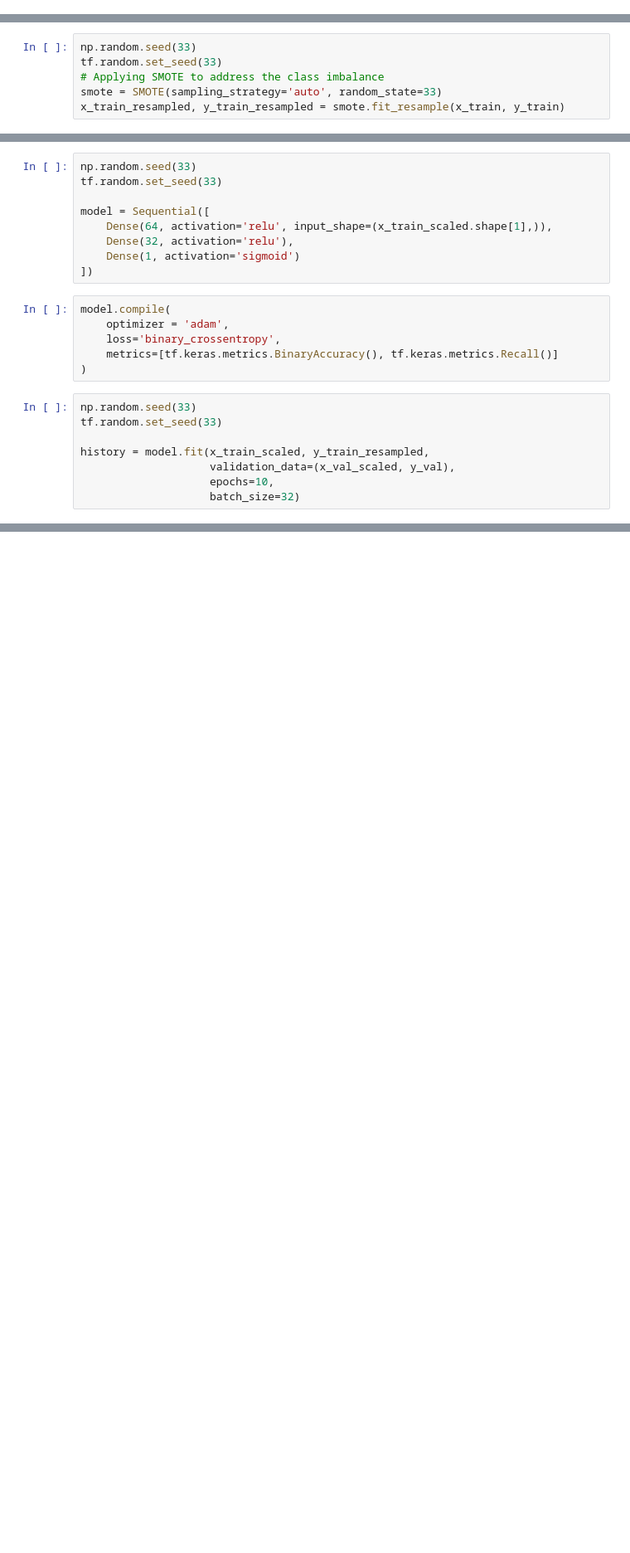
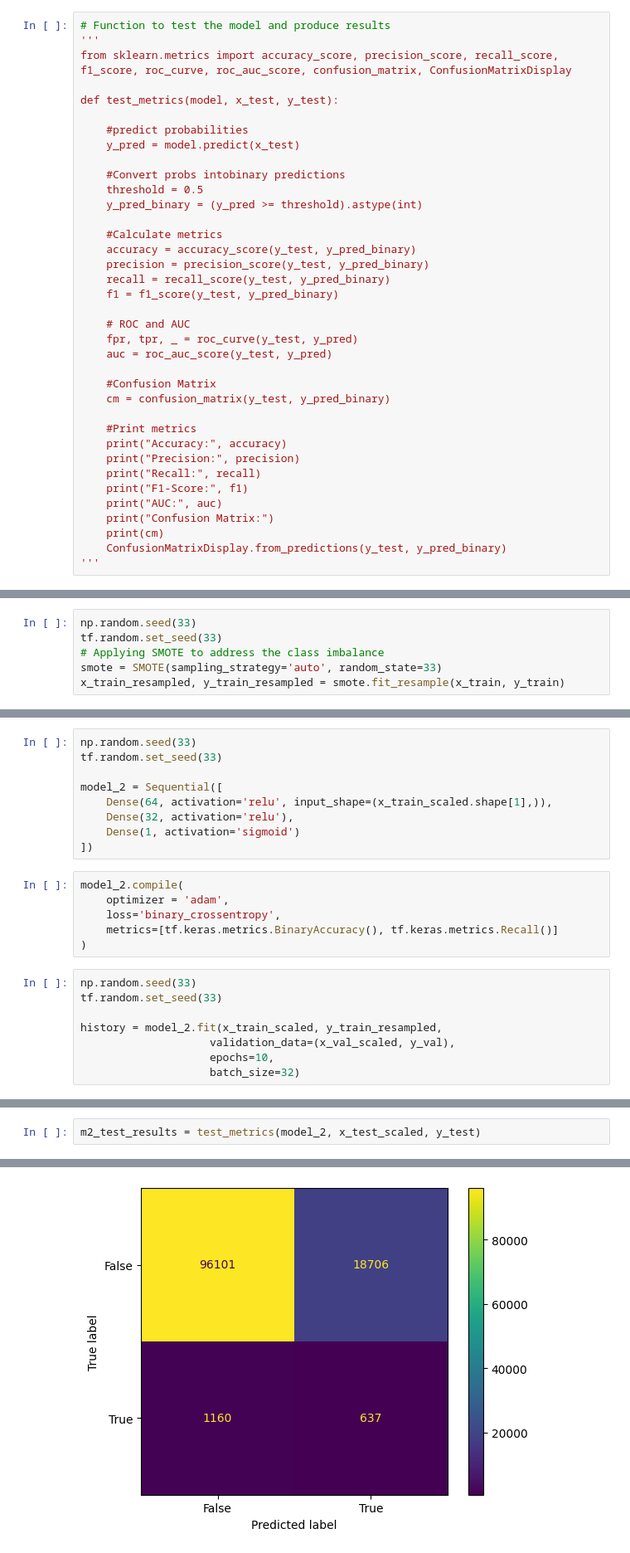
Before and after one commit to BrianBlancato/6050-Credit-Card-Fraud, a Jupyter notebook: Model_V2.ipynb, the cells around one changed output, grey strips where cells are left out. Shown: that part at 83% size. Cells and saved outputs as stored; diff of their text form; blank space fills up the shorter version.

```diff
--- a/Model_V2.ipynb
+++ b/Model_V2.ipynb
@@ -174,0 +175,37 @@ x_val_scaled = ct.fit_transform(x_val)
+# %%
+# Function to test the model and produce results
+'''
+from sklearn.metrics import accuracy_score, precision_score, recall_score, f1_score, roc_curve, roc_auc_score, confusion_matrix, ConfusionMatrixDisplay
+
+def test_metrics(model, x_test, y_test):
+
+    #predict probabilities
+    y_pred = model.predict(x_test)
+
+    #Convert probs intobinary predictions
+    threshold = 0.5
+    y_pred_binary = (y_pred >= threshold).astype(int)
+
+    #Calculate metrics
+    accuracy = accuracy_score(y_test, y_pred_binary)
+    precision = precision_score(y_test, y_pred_binary)
+    recall = recall_score(y_test, y_pred_binary)
+    f1 = f1_score(y_test, y_pred_binary)
+
+    # ROC and AUC
+    fpr, tpr, _ = roc_curve(y_test, y_pred)
+    auc = roc_auc_score(y_test, y_pred)
+
+    #Confusion Matrix
+    cm = confusion_matrix(y_test, y_pred_binary)
+
+    #Print metrics
+    print("Accuracy:", accuracy)
+    print("Precision:", precision)
+    print("Recall:", recall)
+    print("F1-Score:", f1)
+    print("AUC:", auc)
+    print("Confusion Matrix:")
+    print(cm)
+    ConfusionMatrixDisplay.from_predictions(y_test, y_pred_binary)
+'''
@@ -305,13 +351,13 @@ x_val_scaled = ct.fit_transform(x_val)
 np.random.seed(33)
 tf.random.set_seed(33)
 
-model = Sequential([
+model_2 = Sequential([
     Dense(64, activation='relu', input_shape=(x_train_scaled.shape[1],)),
     Dense(32, activation='relu'),
     Dense(1, activation='sigmoid')
 ])
 # %%
-model.compile(
+model_2.compile(
     optimizer = 'adam',
     loss='binary_crossentropy',
     metrics=[tf.keras.metrics.BinaryAccuracy(), tf.keras.metrics.Recall()]
@@ -320,7 +366,7 @@ model.compile(
 np.random.seed(33)
 tf.random.set_seed(33)
 
-history = model.fit(x_train_scaled, y_train_resampled,
+history = model_2.fit(x_train_scaled, y_train_resampled,
                     validation_data=(x_val_scaled, y_val),
                     epochs=10,
                     batch_size=32)
@@ -395,0 +394,3 @@ ConfusionMatrixDisplay.from_predictions(y_test, y_pred_binary)
+# %%
+m2_test_results = test_metrics(model_2, x_test_scaled, y_test)
+# %% [output]
@@ -396,3 +407,4 @@ ConfusionMatrixDisplay.from_predictions(y_test, y_pred_binary)
+[figure, added]
 # %% [markdown]
 ## Model 3
 Using precision as a metric and SMOTE since it improved True positive rate
```
Also changed, not shown: parts of 77 cells of this notebook.
